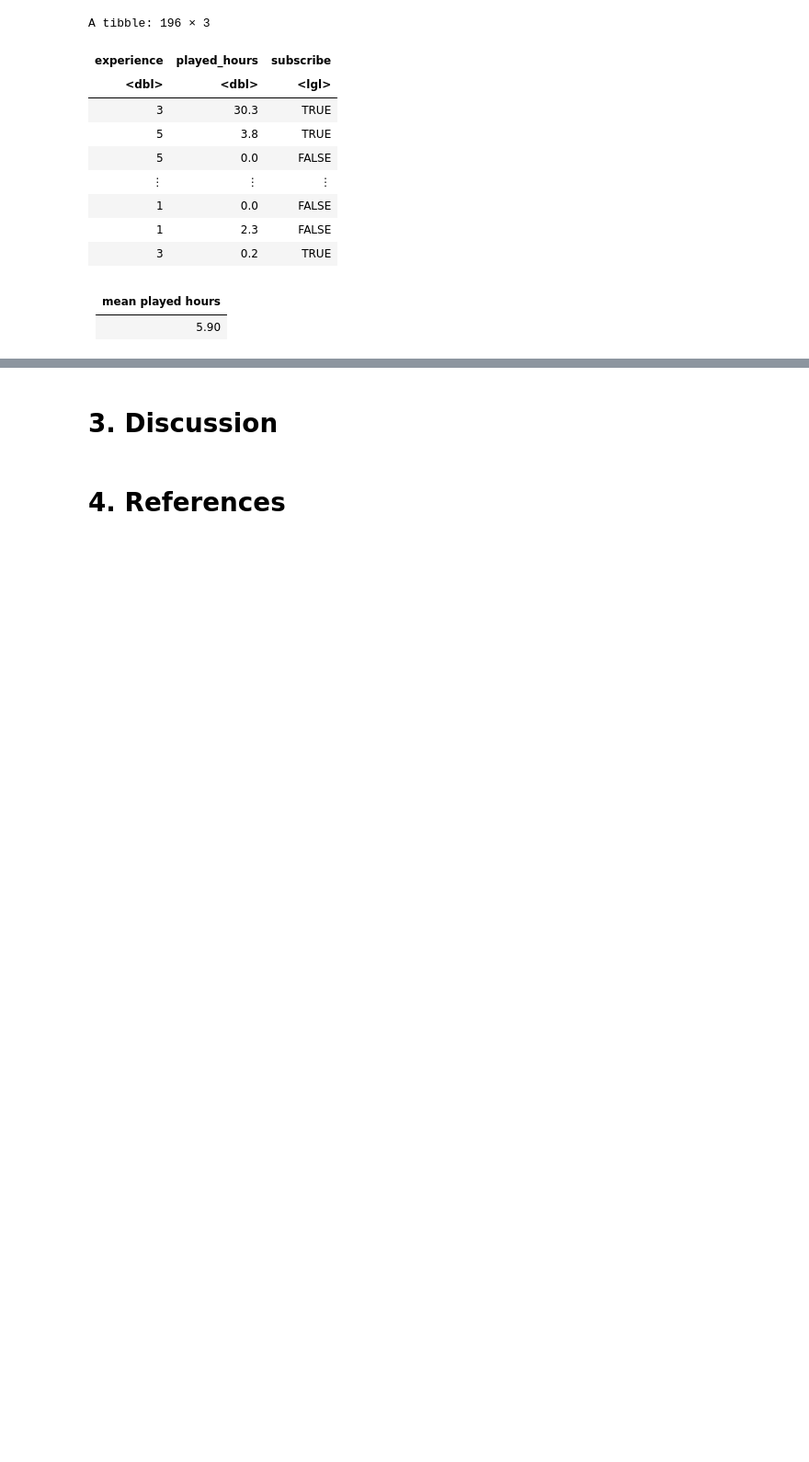
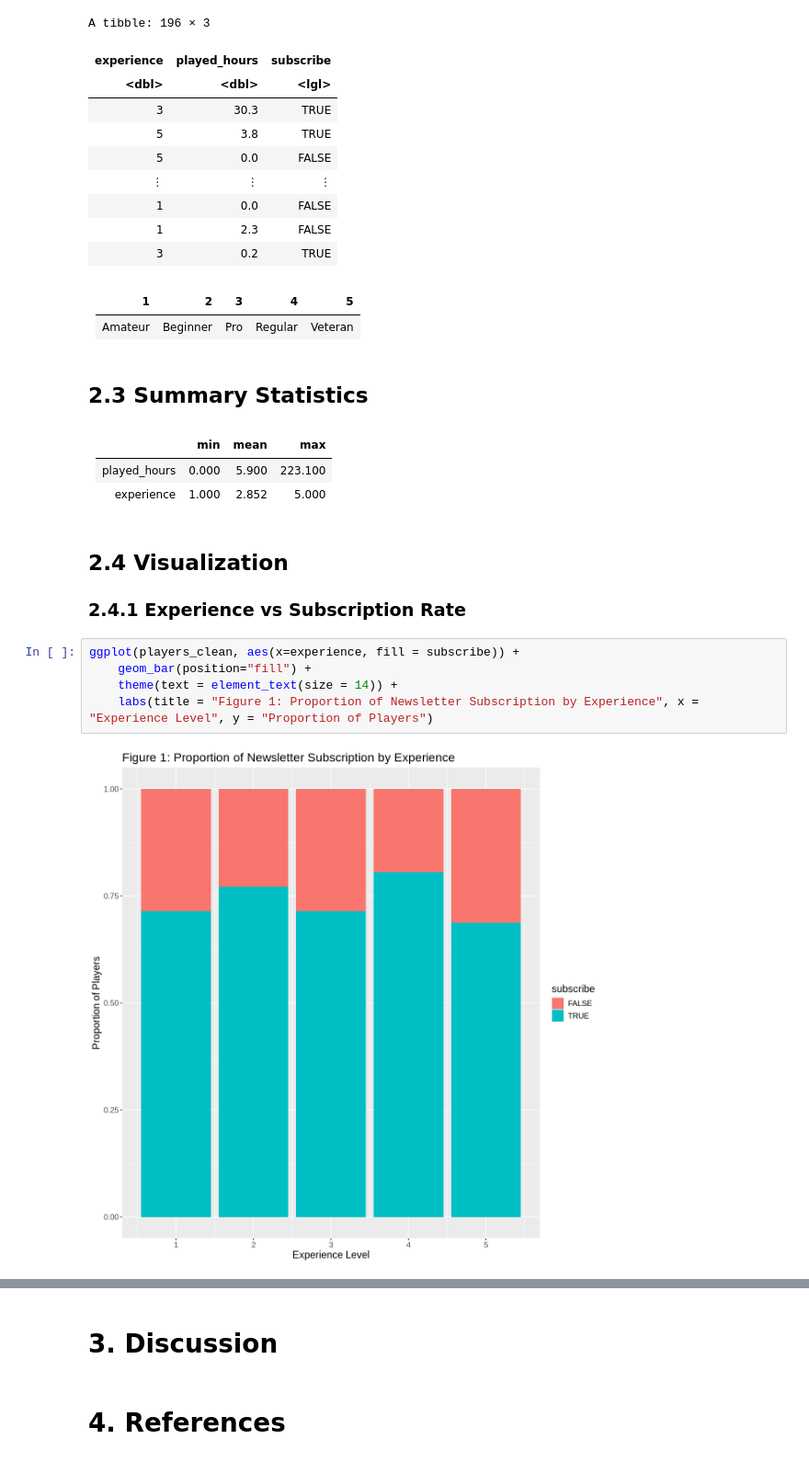
Before and after one commit to JLin4115/gp_dsci_17, a Jupyter notebook: Project group17 report.ipynb, the cells around one changed output, grey strips where cells are left out. Shown at 92% size. Cells and saved outputs as stored; diff of their text form; blank space fills up the shorter version.

Commit message:
add the subtitle and do visualizations
I add a description for wrangling data, and add min&max for both played_hours and experience in summary. Also, I add two bar charts.

```diff
--- a/Project group17 report.ipynb
+++ b/Project group17 report.ipynb
@@ -96,7 +100,24 @@ A tibble: 196 × 3
 | 1 | 0.0 | FALSE |
 | 1 | 2.3 | FALSE |
 | 3 | 0.2 | TRUE |
+# %% [markdown]
+|1|2|3|4|5|
+|---|---|----|--|--|
+|Amateur|Beginner|Pro|Regular|Veteran|
+# %% [markdown]
+## 2.3 Summary Statistics
 # %% [markdown]
-|mean played hours|
-|-----------------|
-|5.90|
+|     |min|mean|max|
+|----|-----|-------|----|
+|played_hours|0.000|5.900|223.100|
+|experience|1.000|2.852|5.000|
+# %% [markdown]
+## 2.4 Visualization
+### 2.4.1 Experience vs Subscription Rate
+# %%
+ggplot(players_clean, aes(x=experience, fill = subscribe)) +
+    geom_bar(position="fill") +
+    theme(text = element_text(size = 14)) +
+    labs(title = "Figure 1: Proportion of Newsletter Subscription by Experience", x = "Experience Level", y = "Proportion of Players")
+# %% [output]
+[figure, added]
```
Also changed, not shown: parts of 6 cells of this notebook.
